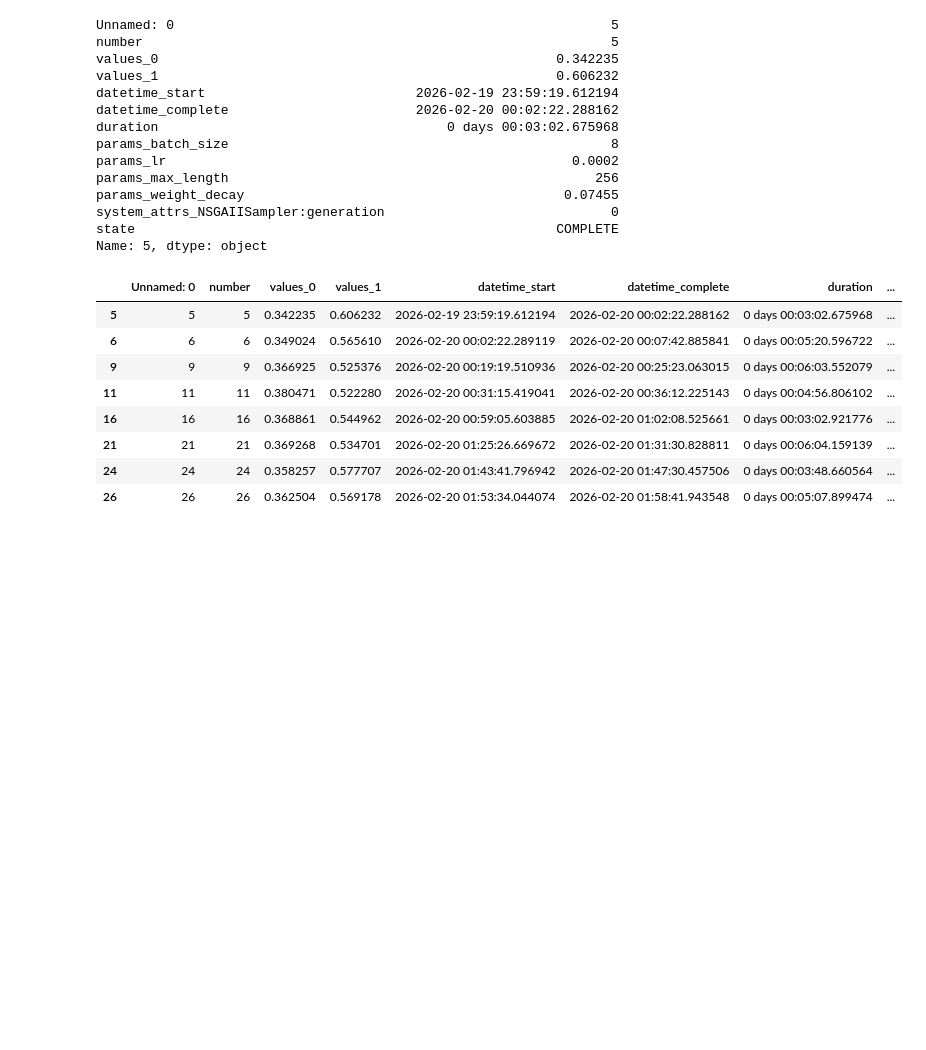
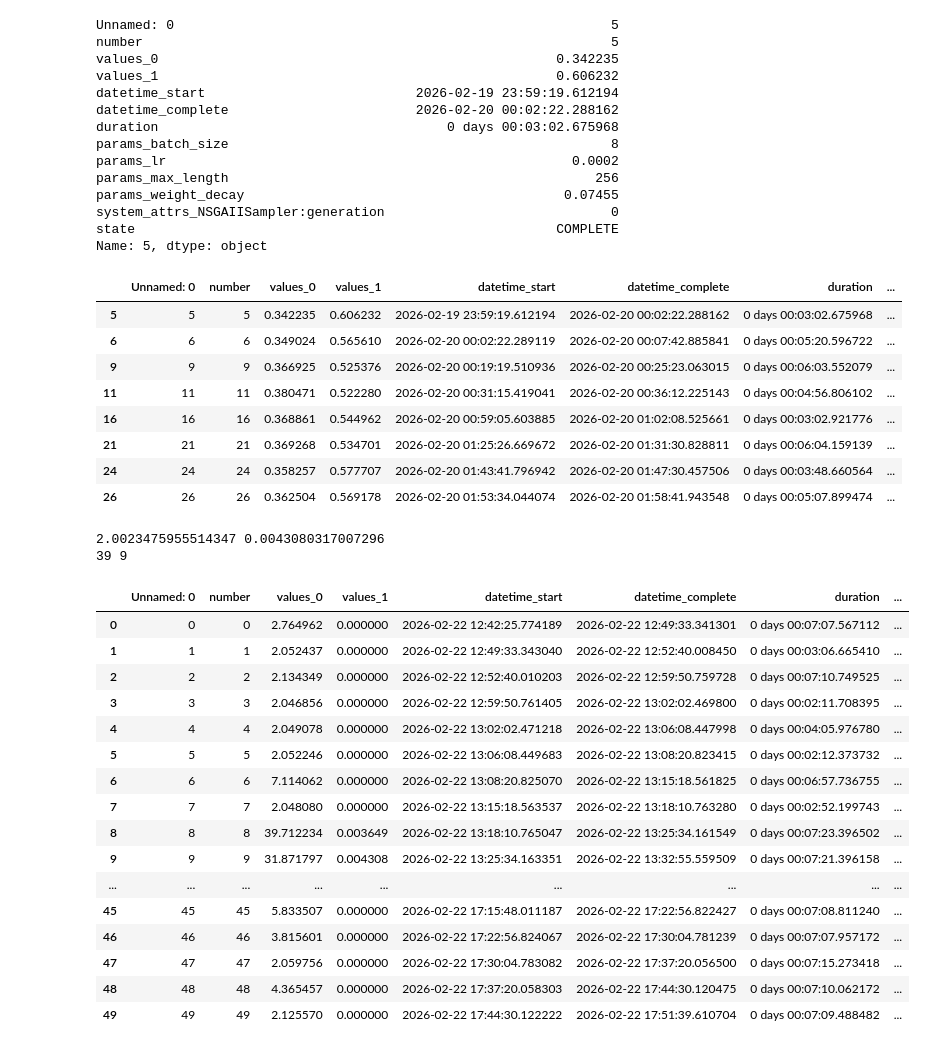
Before and after one commit to mawaskow/polianna_work, a Jupyter notebook: hyptuning.ipynb, the cells around one changed output. Saved outputs shown, nothing was run; the diff lists cells and outputs as text; code cells hidden in the pictures; blank space fills up the shorter version.

Commit message:
optuna results from sghead

```diff
--- a/hyptuning.ipynb
+++ b/hyptuning.ipynb
@@ -72,3 +85,39 @@ df.iloc[[5, 6, 9, 11, 16, 21, 24, 26]]
 | 21 | 21 | 21 | 0.369268 | 0.534701 | 2026-02-20 01:25:26.669672 | 2026-02-20 01:31:30.828811 | 0 days 00:06:04.159139 | ... |
 | 24 | 24 | 24 | 0.358257 | 0.577707 | 2026-02-20 01:43:41.796942 | 2026-02-20 01:47:30.457506 | 0 days 00:03:48.660564 | ... |
 | 26 | 26 | 26 | 0.362504 | 0.569178 | 2026-02-20 01:53:34.044074 | 2026-02-20 01:58:41.943548 | 0 days 00:05:07.899474 | ... |
+# %%
+l = "e"
+htype = "sghead"
+mn = "microsoft/deberta-v3-base"
+df = pd.read_csv(f"{cwd}/results/{l}/{htype}/hyptuning_{mn.split('/')[-1]}.csv")
+el_vals = df["values_0"]
+f1_vals = df["values_1"]
+print(el_vals.min(), f1_vals.max())
+id_besteval = list(el_vals).index(el_vals.min())
+id_bestf1 = list(f1_vals).index(f1_vals.max())
+print(id_besteval,id_bestf1)
+
+df
+#df.iloc[[3,4,15,25,39,48]]
+#df.iloc[[19,21,27,32,48]]
+#df.iloc[[11,21,47]]
+# %% [output]
+2.0023475955514347 0.0043080317007296
+39 9
+|  | Unnamed: 0 | number | values_0 | values_1 | datetime_start | datetime_complete | duration | ... |
+| 0 | 0 | 0 | 2.764962 | 0.000000 | 2026-02-22 12:42:25.774189 | 2026-02-22 12:49:33.341301 | 0 days 00:07:07.567112 | ... |
+| 1 | 1 | 1 | 2.052437 | 0.000000 | 2026-02-22 12:49:33.343040 | 2026-02-22 12:52:40.008450 | 0 days 00:03:06.665410 | ... |
+| 2 | 2 | 2 | 2.134349 | 0.000000 | 2026-02-22 12:52:40.010203 | 2026-02-22 12:59:50.759728 | 0 days 00:07:10.749525 | ... |
+| 3 | 3 | 3 | 2.046856 | 0.000000 | 2026-02-22 12:59:50.761405 | 2026-02-22 13:02:02.469800 | 0 days 00:02:11.708395 | ... |
+| 4 | 4 | 4 | 2.049078 | 0.000000 | 2026-02-22 13:02:02.471218 | 2026-02-22 13:06:08.447998 | 0 days 00:04:05.976780 | ... |
+| 5 | 5 | 5 | 2.052246 | 0.000000 | 2026-02-22 13:06:08.449683 | 2026-02-22 13:08:20.823415 | 0 days 00:02:12.373732 | ... |
+| 6 | 6 | 6 | 7.114062 | 0.000000 | 2026-02-22 13:08:20.825070 | 2026-02-22 13:15:18.561825 | 0 days 00:06:57.736755 | ... |
+| 7 | 7 | 7 | 2.048080 | 0.000000 | 2026-02-22 13:15:18.563537 | 2026-02-22 13:18:10.763280 | 0 days 00:02:52.199743 | ... |
+| 8 | 8 | 8 | 39.712234 | 0.003649 | 2026-02-22 13:18:10.765047 | 2026-02-22 13:25:34.161549 | 0 days 00:07:23.396502 | ... |
+| 9 | 9 | 9 | 31.871797 | 0.004308 | 2026-02-22 13:25:34.163351 | 2026-02-22 13:32:55.559509 | 0 days 00:07:21.396158 | ... |
+| ... | ... | ... | ... | ... | ... | ... | ... | ... |
+| 45 | 45 | 45 | 5.833507 | 0.000000 | 2026-02-22 17:15:48.011187 | 2026-02-22 17:22:56.822427 | 0 days 00:07:08.811240 | ... |
+| 46 | 46 | 46 | 3.815601 | 0.000000 | 2026-02-22 17:22:56.824067 | 2026-02-22 17:30:04.781239 | 0 days 00:07:07.957172 | ... |
+| 47 | 47 | 47 | 2.059756 | 0.000000 | 2026-02-22 17:30:04.783082 | 2026-02-22 17:37:20.056500 | 0 days 00:07:15.273418 | ... |
+| 48 | 48 | 48 | 4.365457 | 0.000000 | 2026-02-22 17:37:20.058303 | 2026-02-22 17:44:30.120475 | 0 days 00:07:10.062172 | ... |
+| 49 | 49 | 49 | 2.125570 | 0.000000 | 2026-02-22 17:44:30.122222 | 2026-02-22 17:51:39.610704 | 0 days 00:07:09.488482 | ... |
```
Also changed, not shown: parts of 4 cells of this notebook, 17 other files.
